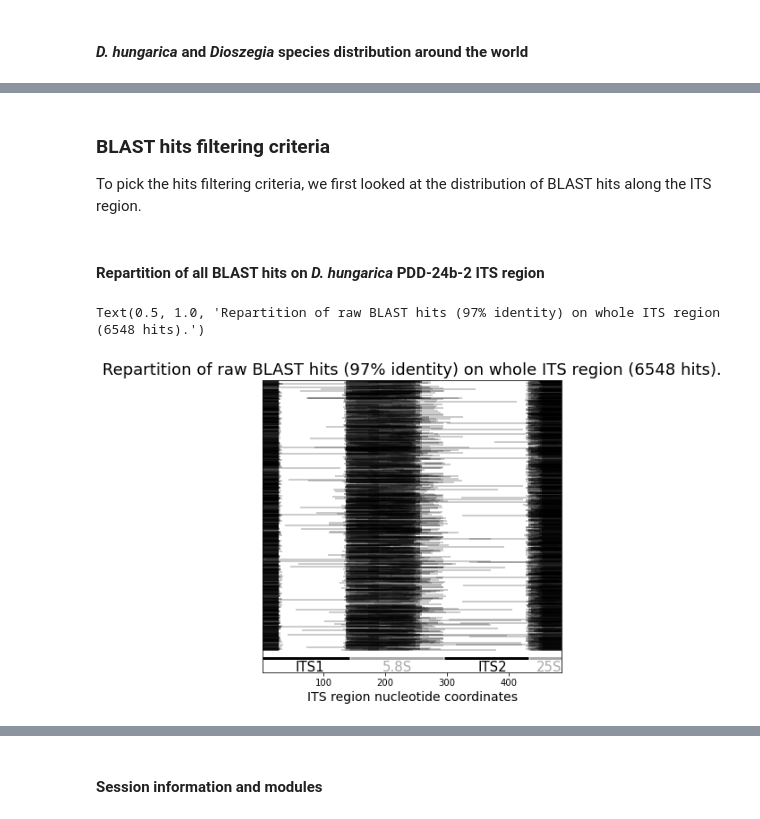
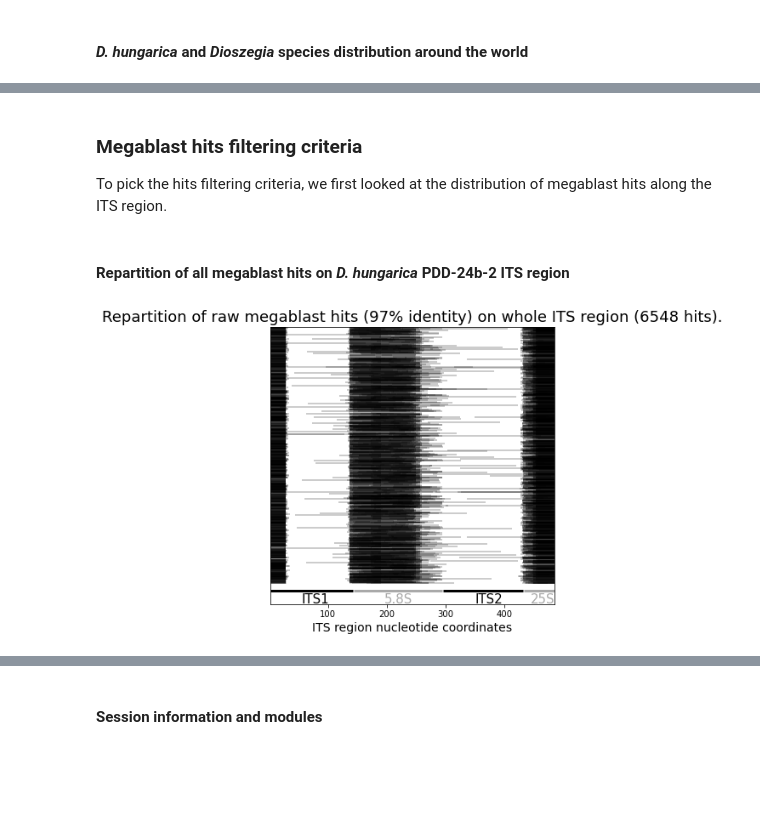
Before and after one commit to JarrigeD/Dioszegia_hungarica_sequencing, a Jupyter notebook: scripts/Dioszegia_spacial_analyses_notebook.ipynb, the cells around one changed output, grey strips where cells are left out. Saved outputs shown, nothing was run; the diff lists cells and outputs as text; code cells hidden in the pictures; blank space fills up the shorter version.

```diff
--- a/scripts/Dioszegia_spacial_analyses_notebook.ipynb
+++ b/scripts/Dioszegia_spacial_analyses_notebook.ipynb
@@ -330,48 +326,47 @@ Text(0.5, 1.0, 'Geographic distribution of $Dioszegia$ $hungarica$(97% ITS ident
 [figure]
 # %% [markdown]
-### BLAST hits filtering criteria
+### Megablast hits filtering criteria
 
-To pick the hits filtering criteria, we first looked at the distribution of BLAST hits along the ITS region.
+To pick the hits filtering criteria, we first looked at the distribution of megablast hits along the ITS region.
 # %% [markdown]
-#### Repartition of all BLAST hits on _D. hungarica_ PDD-24b-2 ITS region
+#### Repartition of all megablast hits on _D. hungarica_ PDD-24b-2 ITS region
 # %%
 fig, ax = plt.subplots()
 fig.set_size_inches(6, 6)
 ax.set_xlim(1, 486)
 ax.set_ylim(-50, 1000)
 
-#(wgs_v2_df["alignment_length"] < 55) |
 list_start_raw = [start for start in wgs_v2_df["q_start"]]
 list_end_raw = [end for end in wgs_v2_df["q_end"]]
 
 for n in range(len(list_start_raw)):
     y = random.randrange(30,1000,1)
     list_start_raw[n] = (list_start_raw[n], y)
     list_end_raw[n] = (list_end_raw[n], y)
 
 seg_raw = LineCollection(zip(list_start_raw, list_end_raw), colors="black", linewidths=2, alpha=0.2)
 
 its = LineCollection([
                       [(1, 0), (142, 0)],
                       [(143, 0), (294, 0)],
                       [(295, 0), (432, 0)],
                       [(433, 0), (486, 0)]
                       ],
                      colors=["black", "darkgray", "black", "darkgray"], linewidths=3)
 
 ax.add_collection(seg_raw)
 ax.add_collection(its)
 plt.annotate("ITS1", xy=(55, -45), color="black", fontsize=15)
 plt.annotate("5.8S", xy=(195, -45), color="darkgray", fontsize=15)
 plt.annotate("ITS2", xy=(350, -45), color="black", fontsize=15)
 plt.annotate("25S", xy=(445, -45), color="darkgray", fontsize=15)
 plt.yticks([])
 plt.xlabel("ITS region nucleotide coordinates", size=14)
 
-plt.title(f"Repartition of raw BLAST hits (97% identity) on whole ITS region ({len(list_start_raw)} hits).", size=18)
+plt.title(f"Repartition of raw megablast hits (97% identity) on whole ITS region ({len(list_start_raw)} hits).", size=18)
+plt.show()
 # %% [output]
-Text(0.5, 1.0, 'Repartition of raw BLAST hits (97% identity) on whole ITS region (6548 hits).')
-[figure, old version]
+[figure, new version]
 # %% [markdown]
 Many reads were completely or nearly completely mapping (less than 15 nt mapping on ITS1 or ITS2) on the 5.8s rRNA gene and the beginning 54 nt of the 25s rRNA gene. Many other hits were mapping exclusively to the first ~30 nt of ITS1
 
```
Also changed, not shown: parts of 13 cells of this notebook, 2 other files.
